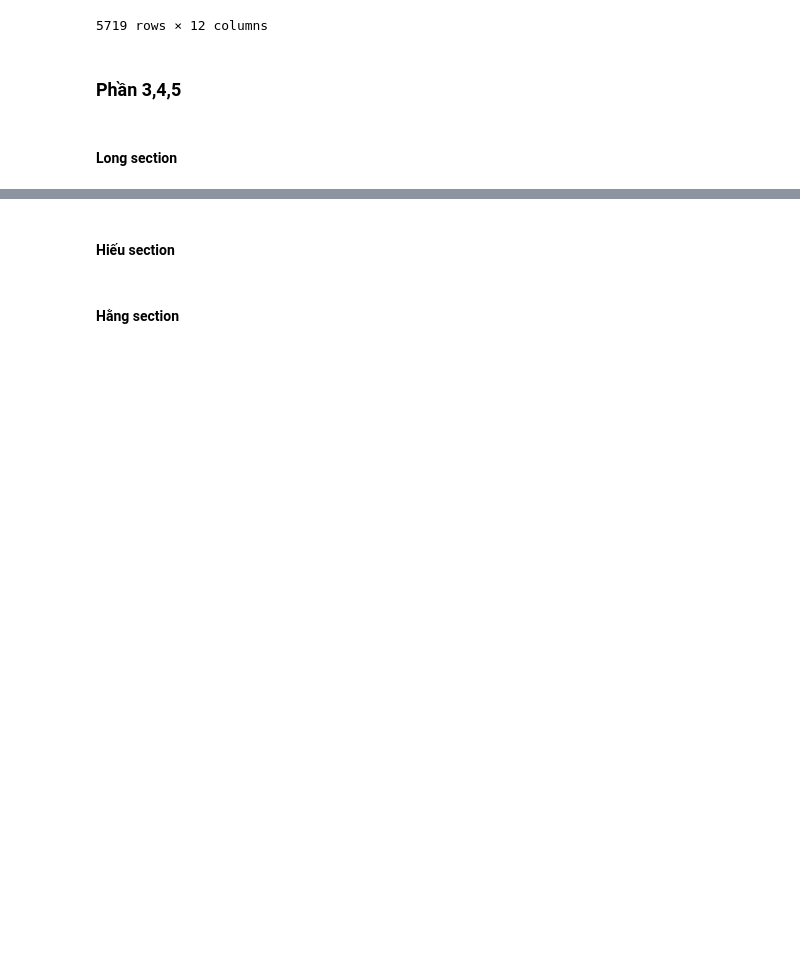
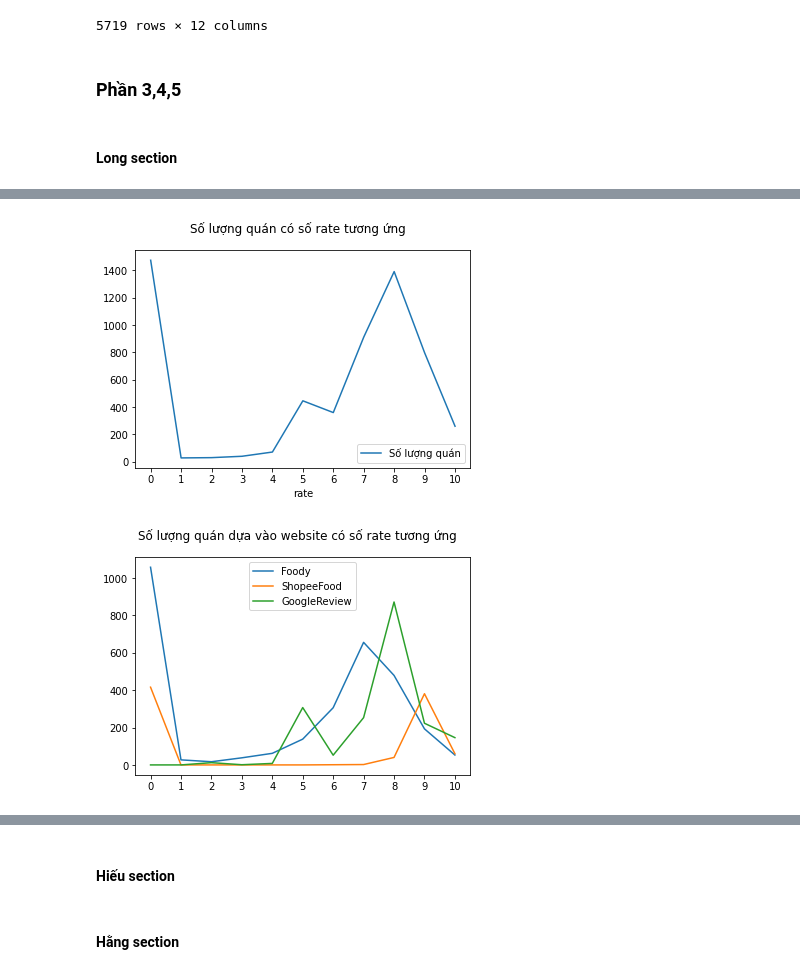
Before and after one commit to thafnhlong/HCMUS-UNIV-WebScience-VisualizeData, a Jupyter notebook: Source.ipynb, the cells around one changed output, grey strips where cells are left out. Cells and saved outputs as stored; diff of their text form; code cells hidden in the pictures; blank space fills up the shorter version.

```diff
--- a/Source.ipynb
+++ b/Source.ipynb
@@ -561,0 +604,32 @@ DATA.sort_values(by="price_from",ascending=False).groupby(["full_name"])[columns
+# %%
+# Tiêu chí: rate, số lượng quán
+# Giải thích: để xem có xu hướng nào không
+# Trực quan:
+
+# Chia làm 10 đoạn [0,1), [1,2)...
+da = []
+for i in range(1,12,1):
+    da.append(DATA[(DATA["rate"]>=i-1) & (DATA["rate"]<i)].shape[0])
+tmp = pd.DataFrame(data={"rate":range(0,11),"Số lượng quán":da})
+tmp.plot.line(x='rate',y='Số lượng quán')
+plt.xticks(np.arange(0,11,1))
+plt.suptitle("Số lượng quán có số rate tương ứng")
+
+# Ý nghĩa: Với rate khác nhau thì số lượng quán sẽ khác nhau, và có xu hướng rate cao thì số lượng quán cũng cao
+
+# Mở rộng ra với field website để xem sự thay đổi ra sao
+
+webstmp = {}
+for web in ListWebsite:
+    tmp = DATA[DATA["website"]==web]
+    da = []
+    for i in range(1,12,1):
+        da.append(tmp[(tmp["rate"]>=i-1) & (tmp["rate"]<i)].shape[0])
+    webstmp[web] = da
+tmp = pd.DataFrame(data=webstmp,index=range(0,11))
+tmp.plot.line()
+plt.xticks(np.arange(0,11,1))
+plt.suptitle("Số lượng quán dựa vào website có số rate tương ứng");
+# %% [output]
+[figure, added]
+[figure, added]
```
Also changed, not shown: parts of 7 cells of this notebook.
